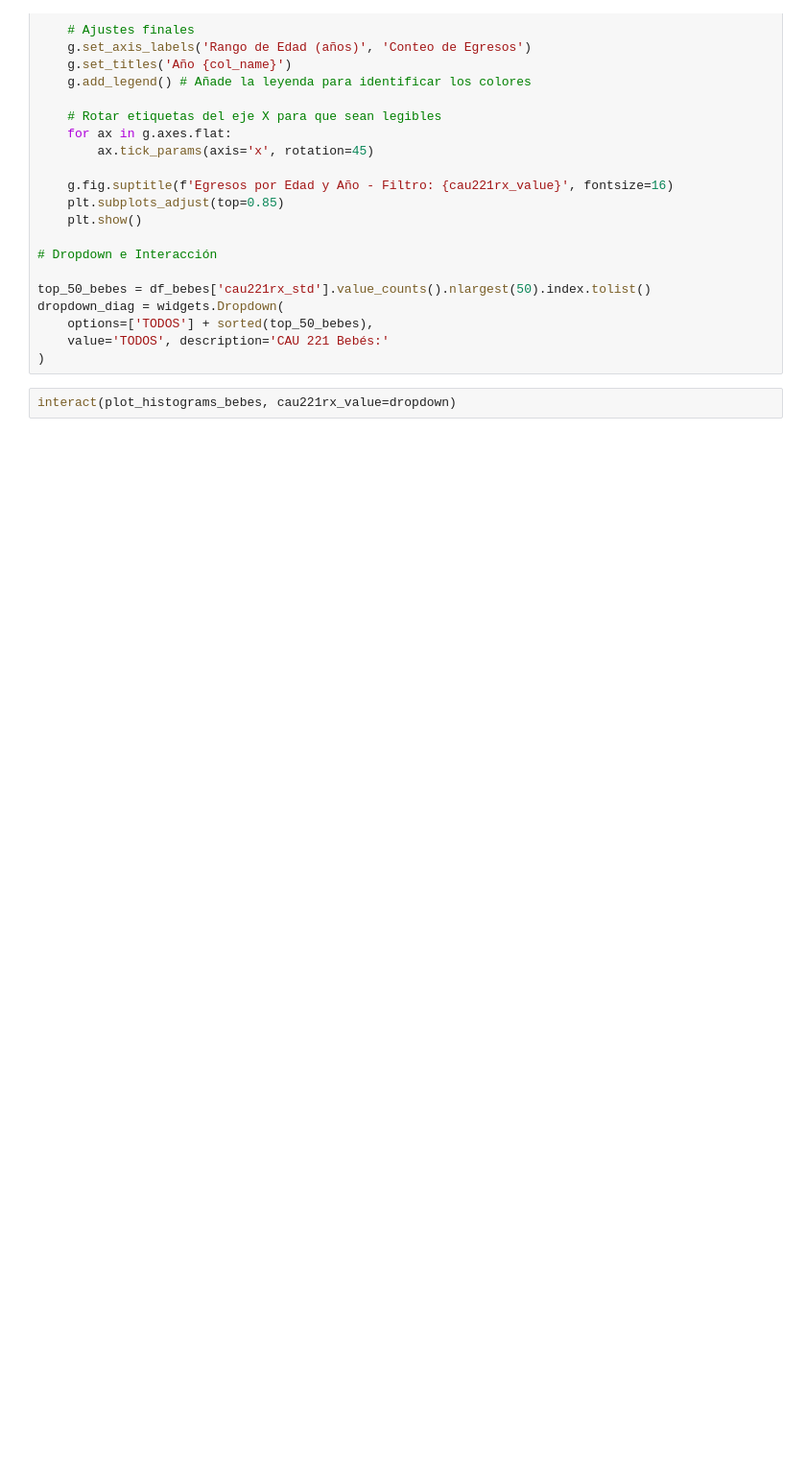
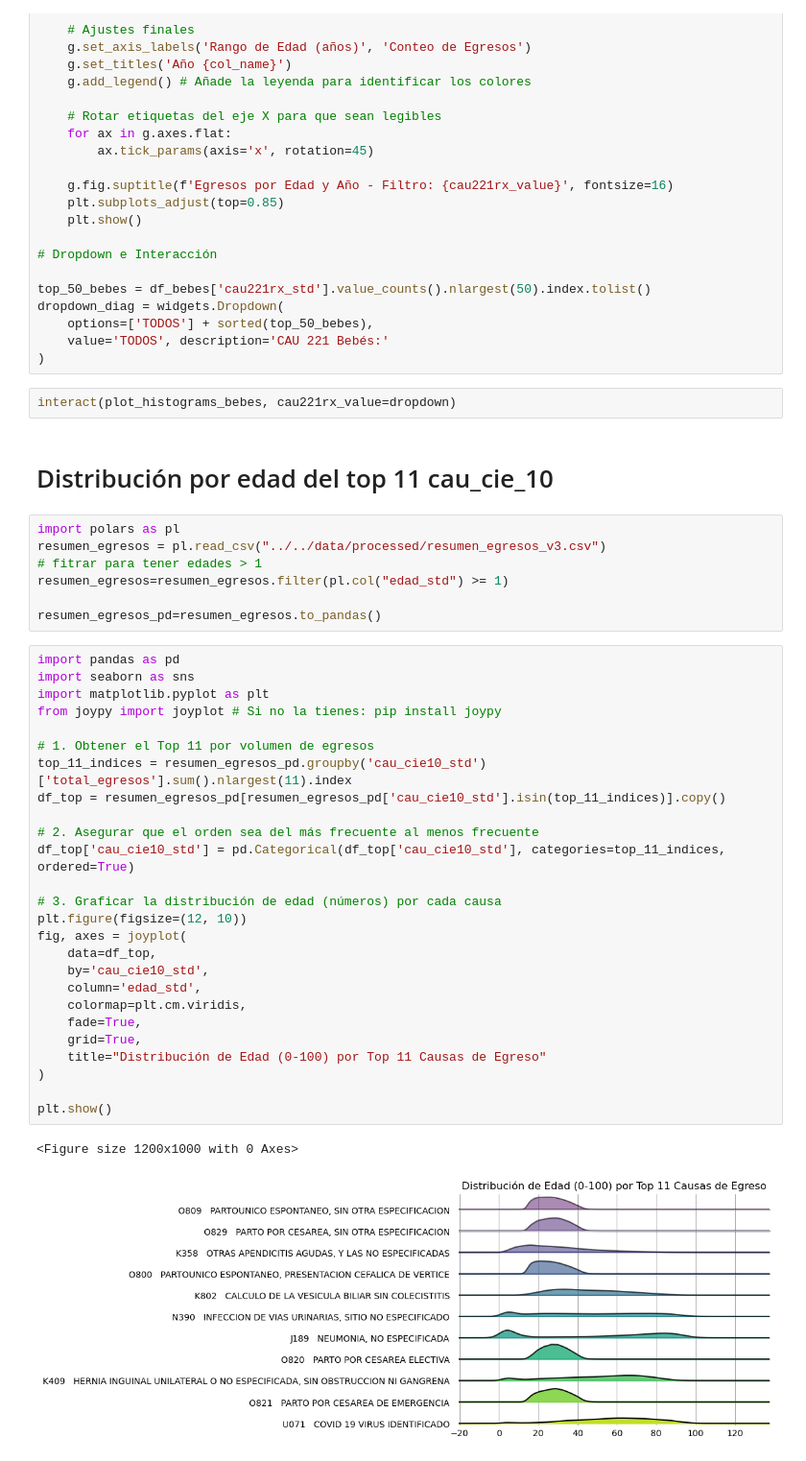
Before and after one commit to kris-aid/Ecu-Hospital-Data-Analysis, a Jupyter notebook: notebooks/visualizacion/sistema_salud_visualization.ipynb, the cells around one changed output. Shown at 96% size. Cells and saved outputs as stored; diff of their text form; blank space fills up the shorter version.

```diff
--- a/notebooks/visualizacion/sistema_salud_visualization.ipynb
+++ b/notebooks/visualizacion/sistema_salud_visualization.ipynb
@@ -385,3 +388,41 @@ dropdown_diag = widgets.Dropdown(
 )
 # %%
 interact(plot_histograms_bebes, cau221rx_value=dropdown)
+# %% [markdown]
+# Distribución por edad del top 11 cau_cie_10
+# %%
+import polars as pl
+resumen_egresos = pl.read_csv("../../data/processed/resumen_egresos_v3.csv")
+# fitrar para tener edades > 1
+resumen_egresos=resumen_egresos.filter(pl.col("edad_std") >= 1)
+
+resumen_egresos_pd=resumen_egresos.to_pandas()
+# %%
+import pandas as pd
+import seaborn as sns
+import matplotlib.pyplot as plt
+from joypy import joyplot # Si no la tienes: pip install joypy
+
+# 1. Obtener el Top 11 por volumen de egresos
+top_11_indices = resumen_egresos_pd.groupby('cau_cie10_std')['total_egresos'].sum().nlargest(11).index
+df_top = resumen_egresos_pd[resumen_egresos_pd['cau_cie10_std'].isin(top_11_indices)].copy()
+
+# 2. Asegurar que el orden sea del más frecuente al menos frecuente
+df_top['cau_cie10_std'] = pd.Categorical(df_top['cau_cie10_std'], categories=top_11_indices, ordered=True)
+
+# 3. Graficar la distribución de edad (números) por cada causa
+plt.figure(figsize=(12, 10))
+fig, axes = joyplot(
+    data=df_top,
+    by='cau_cie10_std',
+    column='edad_std',
+    colormap=plt.cm.viridis,
+    fade=True,
+    grid=True,
+    title="Distribución de Edad (0-100) por Top 11 Causas de Egreso"
+)
+
+plt.show()
+# %% [output]
+<Figure size 1200x1000 with 0 Axes>
+[figure, added]
```
Also changed, not shown: parts of 6 cells of this notebook, 20 other files.
